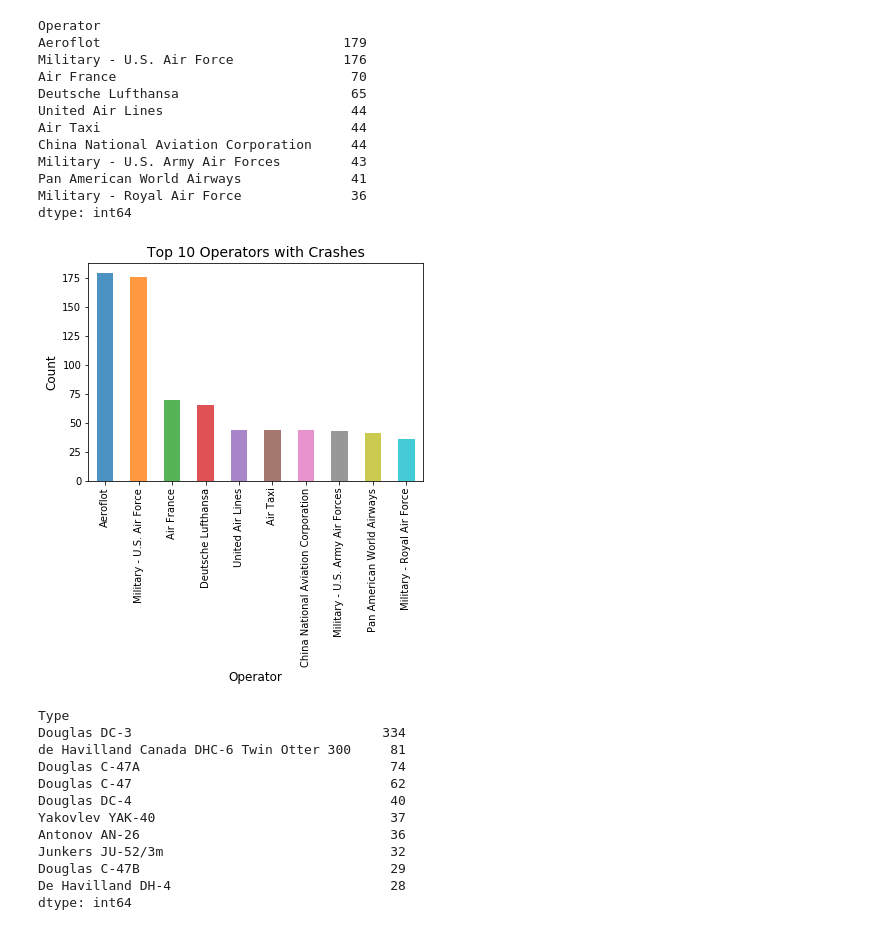
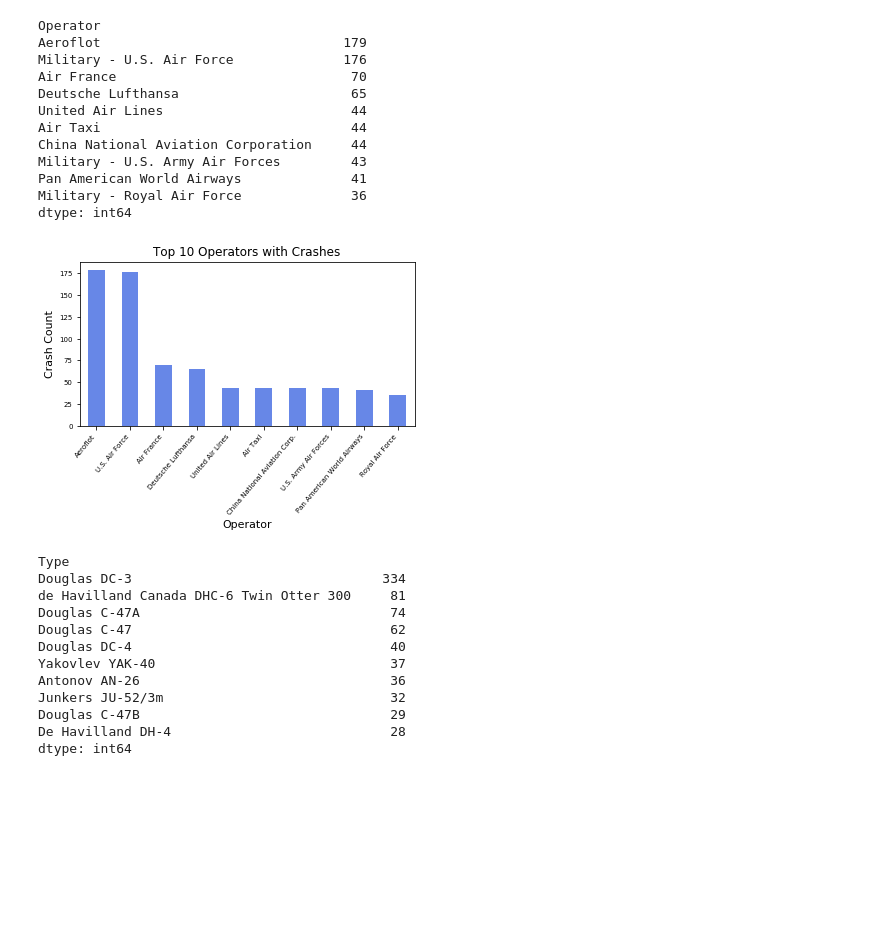
Before and after one commit to LauraJ3053/Project_01, a Jupyter notebook: Airplane_Crashes/Airplane_Crashes.ipynb, the cells around one changed output. Saved outputs shown, nothing was run; the diff lists cells and outputs as text; code cells hidden in the pictures; blank space fills up the shorter version.

```diff
--- a/Airplane_Crashes/Airplane_Crashes.ipynb
+++ b/Airplane_Crashes/Airplane_Crashes.ipynb
@@ -107,13 +115,19 @@ Military - Royal Air Force              36
 dtype: int64
 # %%
 # Creating bar chart to reflect Top 10 Operators
-opr_chart= operator_count.sort_values(ascending=False)[:10].plot(kind='bar', alpha=0.8)
-opr_chart.set_xlabel("Operator", fontsize=12)
-opr_chart.set_ylabel("Count", fontsize=12)
-opr_chart.set_title("Top 10 Operators with Crashes", fontsize=14)
+xticklabels = ['Aeroflot', 'U.S. Air Force', 'Air France', 'Deutsche Lufthansa',
+               'United Air Lines', 'Air Taxi','China National Aviation Corp.', 'U.S. Army Air Forces',
+               'Pan American World Airways', 'Royal Air Force']
+opr_chart= operator_count.sort_values(ascending=False)[:10].plot(kind='bar', color=('royalblue'), alpha=0.8, fontsize=7)
+opr_chart.set_xlabel("Operator", fontsize=11)
+opr_chart.set_ylabel("Crash Count", fontsize=11)
+opr_chart.set_title("Top 10 Operators with Crashes", fontsize=12)
+opr_chart.set_xticklabels(xticklabels, rotation = 50, ha="right")
+plt.gcf().subplots_adjust(bottom=0.31)
+plt.savefig("../Images/Top_Ten_Operator_Crashes.png")
 plt.show()
 # %% [output]
-[figure, old version]
+[figure, new version]
 # %%
 # Calculating the Airplane Types that have have had the most crashes
 # grouping Types and counting number of crashes
```
Also changed, not shown: parts of 5 cells of this notebook, 16 other files.
